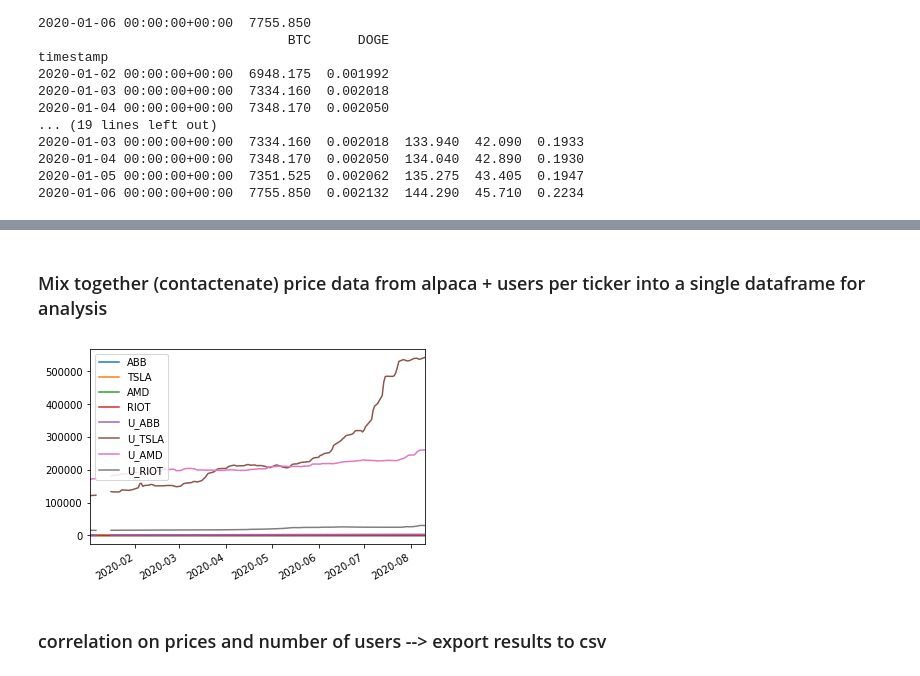
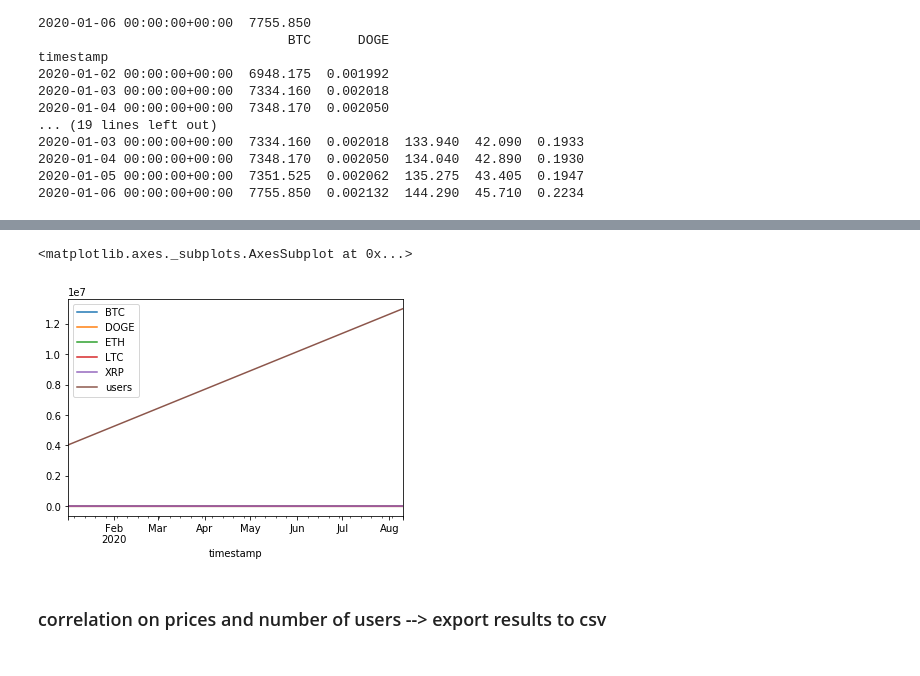
Before and after one commit to GonzaloGarciaContreras/P1-Robintrack, a Jupyter notebook: notebooks/gonzalo_robin_crypto_analysis.ipynb, the cells around one changed output, grey strips where cells are left out. Cells and saved outputs as stored; diff of their text form; code cells hidden in the pictures.

```diff
--- a/notebooks/gonzalo_robin_crypto_analysis.ipynb
+++ b/notebooks/gonzalo_robin_crypto_analysis.ipynb
@@ -88,6 +88,8 @@ timestamp
 2020-01-04 00:00:00+00:00  7348.170  0.002050  134.040  42.890  0.1930
 2020-01-05 00:00:00+00:00  7351.525  0.002062  135.275  43.405  0.1947
 2020-01-06 00:00:00+00:00  7755.850  0.002132  144.290  45.710  0.2234
+# %%
+df_concat_robin_users['users']=0
 # %%
 # monthly - number of robinhood users per tick
 df_concat_robin_users.head()
@@ -101,0 +120,6 @@ df_concat_robin_users.head()
+# %%
+x = 4000000
+for i in range(int(df_concat_robin_users.describe().iloc[0][5])):
+    x += ((13000000 - 4000000)/(df_concat_robin_users.describe().iloc[0][5]))
+    df_concat_robin_users['users'][i] = x
+    #print (df_concat_robin_users.iloc[i][5])
@@ -183,2 +138,0 @@ df_tickers_closing_prices.to_csv(r'../data/cleandata/Processed_Data/t10_tickers_
-# %% [markdown]
-### Mix together (contactenate) price data from alpaca + users per ticker into a single dataframe for analysis
@@ -194,7 +139,8 @@ concat_robin_ticker.isnull().sum()
 # %%
 # Plot the data trends of the two variables over time
-concat_robin_ticker.plot()
+df_concat_robin_users.plot()
 # %% [output]
+<matplotlib.axes._subplots.AxesSubplot at 0x...>
-[figure, old version]
+[figure, new version]
 # %% [markdown]
 ### correlation on prices and number of users --> export results to csv
```
Also changed, not shown: parts of 19 cells of this notebook, 7 other files.
